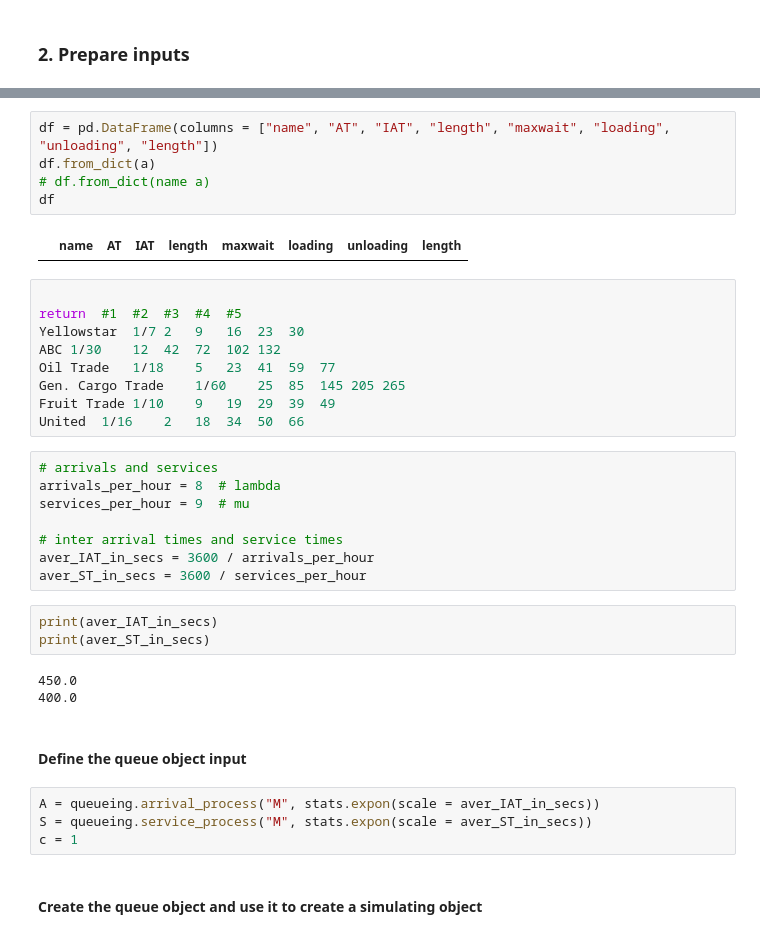
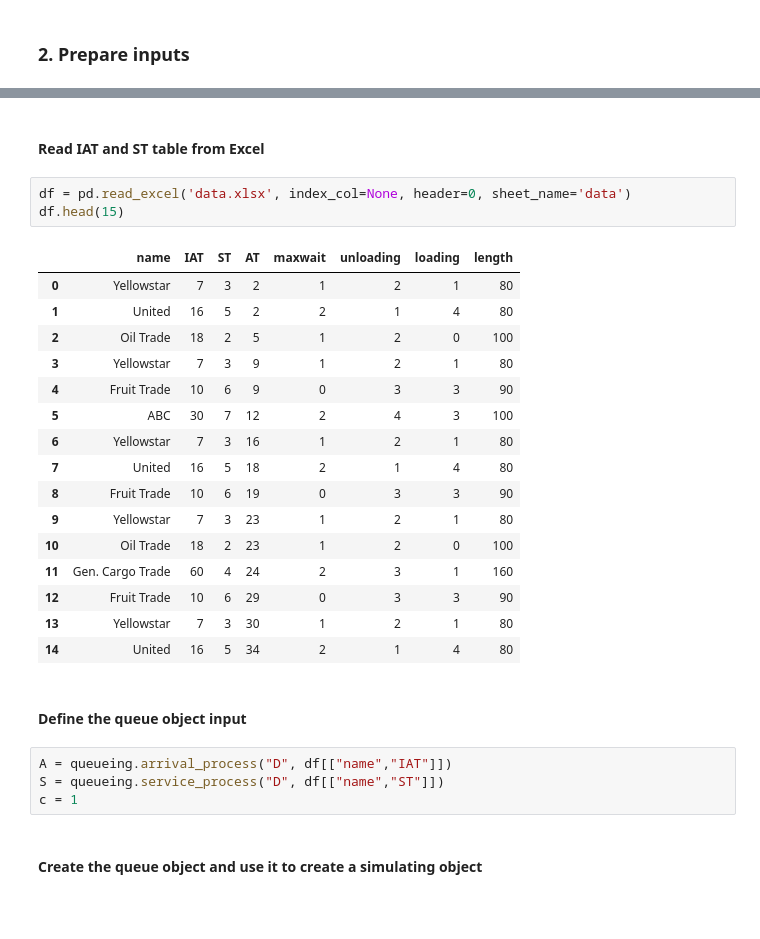
Before and after one commit to TUDelft-CITG/OpenQTSim, a Jupyter notebook: notebooks/Queueing theory - D D 1 example.ipynb, the cells around one changed output, grey strips where cells are left out. Saved outputs shown, nothing was run; the diff lists cells and outputs as text; blank space fills up the shorter version.

```diff
--- a/notebooks/Queueing theory - D D 1 example.ipynb
+++ b/notebooks/Queueing theory - D D 1 example.ipynb
@@ -56,38 +30,30 @@ a.append({'name': 'United', 'AT': 2, 'IAT': 16, 'maxwait': 2, 'unloading': 1, 'l
-# %%
-df = pd.DataFrame(columns = ["name", "AT", "IAT", "length", "maxwait", "loading", "unloading", "length"])
-df.from_dict(a)
-# df.from_dict(name a)
-df
-# %% [output]
-|  | name | AT | IAT | length | maxwait | loading | unloading | length |
-# %%
-
-return	#1	#2	#3	#4	#5
-Yellowstar	1/7	2	9	16	23	30
-ABC	1/30	12	42	72	102	132
-Oil Trade	1/18	5	23	41	59	77
-Gen. Cargo Trade	1/60	25	85	145	205	265
-Fruit Trade	1/10	9	19	29	39	49
-United	1/16	2	18	34	50	66
-# %%
-# arrivals and services
-arrivals_per_hour = 8  # lambda
-services_per_hour = 9  # mu
-
-# inter arrival times and service times
-aver_IAT_in_secs = 3600 / arrivals_per_hour
-aver_ST_in_secs = 3600 / services_per_hour
-# %%
-print(aver_IAT_in_secs)
-print(aver_ST_in_secs)
-# %% [output]
-450.0
-400.0
+# %% [markdown]
+#### Read IAT and ST table from Excel
+# %%
+df = pd.read_excel('data.xlsx', index_col=None, header=0, sheet_name='data')
+df.head(15)
+# %% [output]
+|  | name | IAT | ST | AT | maxwait | unloading | loading | length |
+| 0 | Yellowstar | 7 | 3 | 2 | 1 | 2 | 1 | 80 |
+| 1 | United | 16 | 5 | 2 | 2 | 1 | 4 | 80 |
+| 2 | Oil Trade | 18 | 2 | 5 | 1 | 2 | 0 | 100 |
+| 3 | Yellowstar | 7 | 3 | 9 | 1 | 2 | 1 | 80 |
+| 4 | Fruit Trade | 10 | 6 | 9 | 0 | 3 | 3 | 90 |
+| 5 | ABC | 30 | 7 | 12 | 2 | 4 | 3 | 100 |
+| 6 | Yellowstar | 7 | 3 | 16 | 1 | 2 | 1 | 80 |
+| 7 | United | 16 | 5 | 18 | 2 | 1 | 4 | 80 |
+| 8 | Fruit Trade | 10 | 6 | 19 | 0 | 3 | 3 | 90 |
+| 9 | Yellowstar | 7 | 3 | 23 | 1 | 2 | 1 | 80 |
+| 10 | Oil Trade | 18 | 2 | 23 | 1 | 2 | 0 | 100 |
+| 11 | Gen. Cargo Trade | 60 | 4 | 24 | 2 | 3 | 1 | 160 |
+| 12 | Fruit Trade | 10 | 6 | 29 | 0 | 3 | 3 | 90 |
+| 13 | Yellowstar | 7 | 3 | 30 | 1 | 2 | 1 | 80 |
+| 14 | United | 16 | 5 | 34 | 2 | 1 | 4 | 80 |
 # %% [markdown]
 #### Define the queue object input
 # %%
-A = queueing.arrival_process("M", stats.expon(scale = aver_IAT_in_secs))
-S = queueing.service_process("M", stats.expon(scale = aver_ST_in_secs))
+A = queueing.arrival_process("D", df[["name","IAT"]])
+S = queueing.service_process("D", df[["name","ST"]])
 c = 1
 # %% [markdown]
 #### Create the queue object and use it to create a simulating object
```
Also changed, not shown: parts of 9 cells of this notebook, 2 other files.
